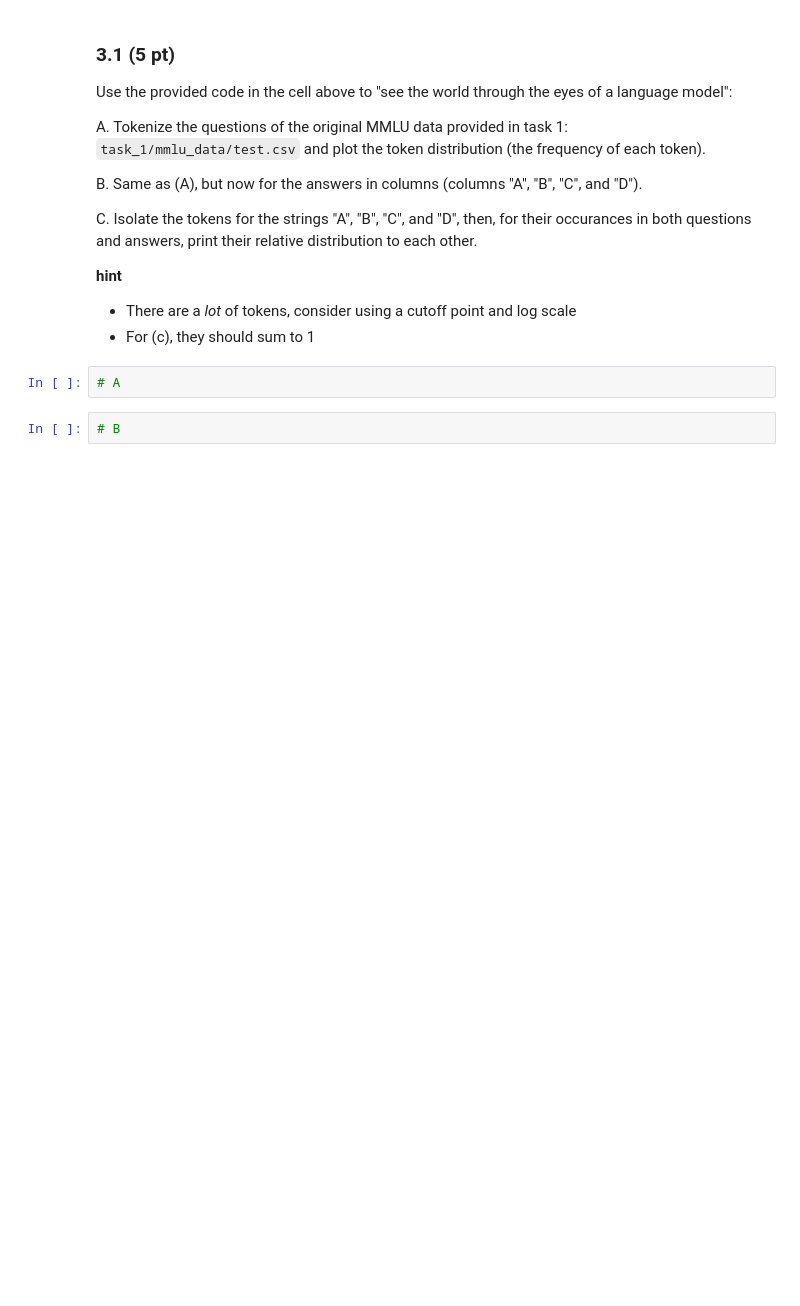
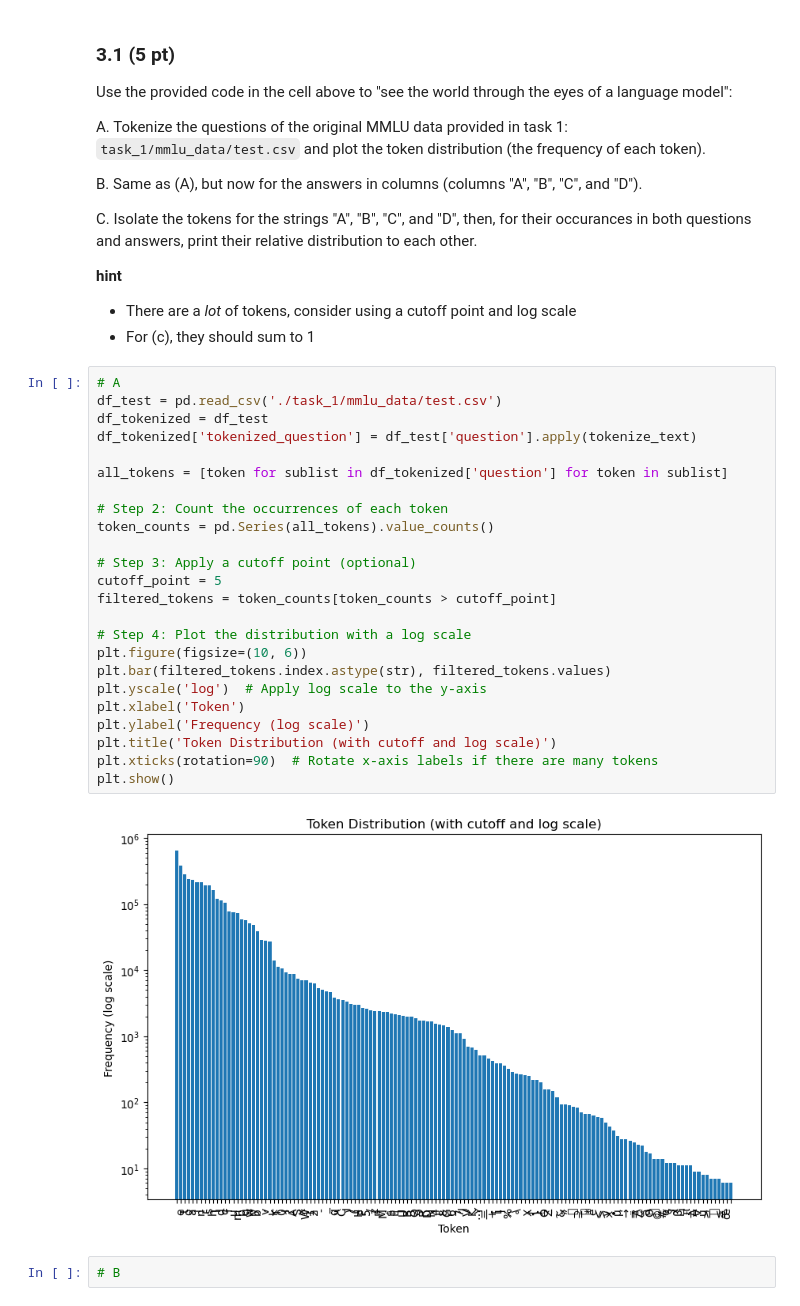
Before and after one commit to kilianwan/2024, a Jupyter notebook: Homework/01_PROJECT_NEUTRALITY/analysis.ipynb, the cells around one changed output. Cells and saved outputs as stored; diff of their text form; blank space fills up the shorter version.

```diff
--- a/Homework/01_PROJECT_NEUTRALITY/analysis.ipynb
+++ b/Homework/01_PROJECT_NEUTRALITY/analysis.ipynb
@@ -447,6 +696,30 @@ C. Isolate the tokens for the strings "A", "B", "C", and "D", then, for their oc
 - For (c), they should sum to 1
 # %%
 # A
+df_test = pd.read_csv('./task_1/mmlu_data/test.csv')
+df_tokenized = df_test
+df_tokenized['tokenized_question'] = df_test['question'].apply(tokenize_text)
+
+all_tokens = [token for sublist in df_tokenized['question'] for token in sublist]
+
+# Step 2: Count the occurrences of each token
+token_counts = pd.Series(all_tokens).value_counts()
+
+# Step 3: Apply a cutoff point (optional)
+cutoff_point = 5
+filtered_tokens = token_counts[token_counts > cutoff_point]
+
+# Step 4: Plot the distribution with a log scale
+plt.figure(figsize=(10, 6))
+plt.bar(filtered_tokens.index.astype(str), filtered_tokens.values)
+plt.yscale('log')  # Apply log scale to the y-axis
+plt.xlabel('Token')
+plt.ylabel('Frequency (log scale)')
+plt.title('Token Distribution (with cutoff and log scale)')
+plt.xticks(rotation=90)  # Rotate x-axis labels if there are many tokens
+plt.show()
+# %% [output]
+[figure, added]
 # %%
 # B
 # %%
```
Also changed, not shown: parts of 23 cells of this notebook.
